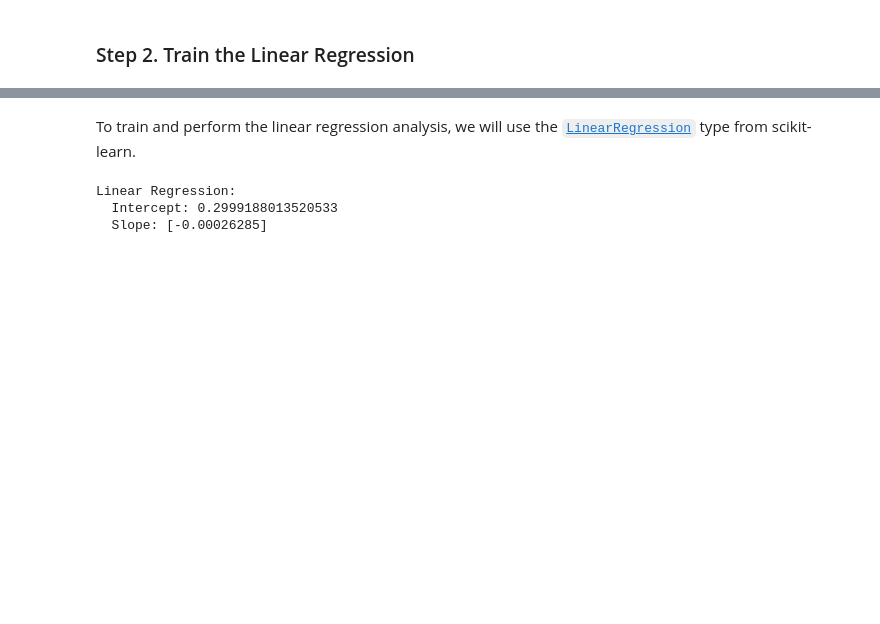
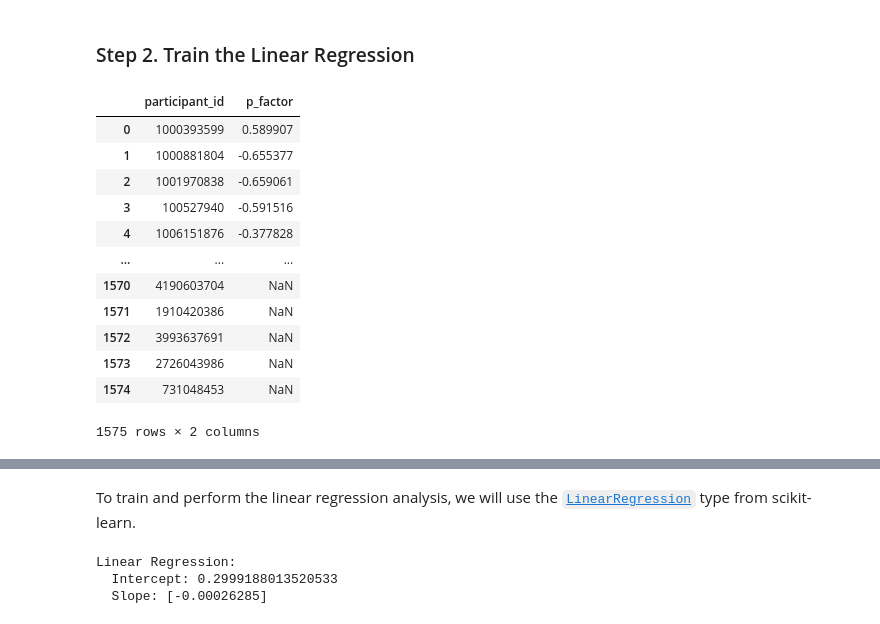
Before and after one commit to JoosenLi/nh2026-week1-project, a Jupyter notebook: variables_what_variables.ipynb, the cells around one changed output, grey strips where cells are left out. Saved outputs shown, nothing was run; the diff lists cells and outputs as text; code cells hidden in the pictures; blank space fills up the shorter version.

```diff
--- a/variables_what_variables.ipynb
+++ b/variables_what_variables.ipynb
@@ -481,6 +301,7 @@ less than an hour.
 # Some subjects have missing data, so we want to catch the HTTPErrors that
 # arise from them and insert NaNs for these subjects.
 from urllib.error import HTTPError
+from ipywidgets import IntProgress
 
 # First load in surface area data for each participant:
 print("Loading surface areas...")
@@ -488,11 +309,14 @@ print("Loading surface areas...")
 # We will put the rows in this dictionary of lists as we build the dataframe:
 all_vars = {
     'participant_id': [],
-    'corr': [],
     'p_factor': []}
 
-# We'll display a progress bar `prog` as we go also:
-from ipywidgets import IntProgress
+all_corr_matrices = []
+skipped_subjects = []
+
+# Define this before the loop so we have a benchmark
+expected_shape = (len(numeric_features), len(numeric_features))
+
 prog = IntProgress(min=0, max=len(all_data))
 display(prog)
 
@@ -504,30 +328,39 @@ for (ii, row) in all_data.iterrows():
     # participants).
     participant_id = row['participant_id']
     p_factor = row['p_factor']
+
     # Load the surface area for this participant:
     try:
-        surf_area = load_schaefer_7net(participant_id)
+        sub_corr = load_schaefer_7net(participant_id)
     except (FileNotFoundError, HTTPError):
         # Some subjects are just missing the file, so we code them as NaN.
         sub_corr = np.nan
-    # Append the participant ID and their surface area to our dataset:
-    all_vars['participant_id'].append(participant_id)
-    all_vars['corr'].append(sub_corr)
-    all_vars['p_factor'].append(p_factor)
+
+    if not np.isnan(sub_corr).any():
+        all_vars['participant_id'].append(participant_id)
+        all_corr_matrices.append(sub_corr)
+        all_vars['p_factor'].append(p_factor)
     # Increment the progress bar counter:
     prog.value += 1
 
 # Convert train_vars into a dataframe.
-all_vars = pd.DataFrame(all_vars)
+all_vars
 
 # Extract the training and test subjects into separate dataframes; the test
 # participants can be identified as those having NaN values for their
 # p_factor column.
-train_vars = all_vars[~np.isnan(all_vars['p_factor'])]
-test_vars = all_vars[np.isnan(all_vars['p_factor'])]
+# train_vars = all_vars[~np.isnan(all_vars['p_factor'])]
+# test_vars = all_vars[np.isnan(all_vars['p_factor'])]
 
 # Display the finished dataframe.
-all_vars
+all_corr_matrices
+
+mean_corr_matrix = np.mean(np.stack(all_corr_matrices), axis=0)
+
+# 4. Turn your metadata into a clean dataframe
+df_vars = pd.DataFrame(all_vars)
+
+df_vars.to_csv("correlation_matrix.csv")
 # %% [output]
 Loading surface areas...
 IntProgress(value=0, max=1601)
@@ -577,2 +369,18 @@ Loading surface areas...
 # %% [markdown]
 ### Step 2. Train the Linear Regression
+# %%
+df_vars
+# %% [output]
+|  | participant_id | p_factor |
+| 0 | 1000393599 | 0.589907 |
+| 1 | 1000881804 | -0.655377 |
+| 2 | 1001970838 | -0.659061 |
+| 3 | 100527940 | -0.591516 |
+| 4 | 1006151876 | -0.377828 |
+| ... | ... | ... |
+| 1570 | 4190603704 | NaN |
+| 1571 | 1910420386 | NaN |
+| 1572 | 3993637691 | NaN |
+| 1573 | 2726043986 | NaN |
+| 1574 | 731048453 | NaN |
+1575 rows × 2 columns
```
Also changed, not shown: parts of 18 cells of this notebook, 2 other files.
